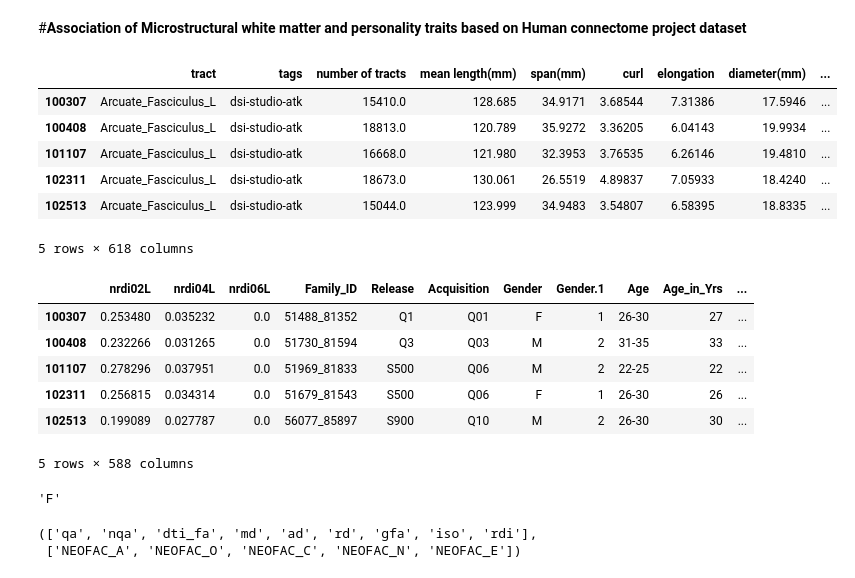
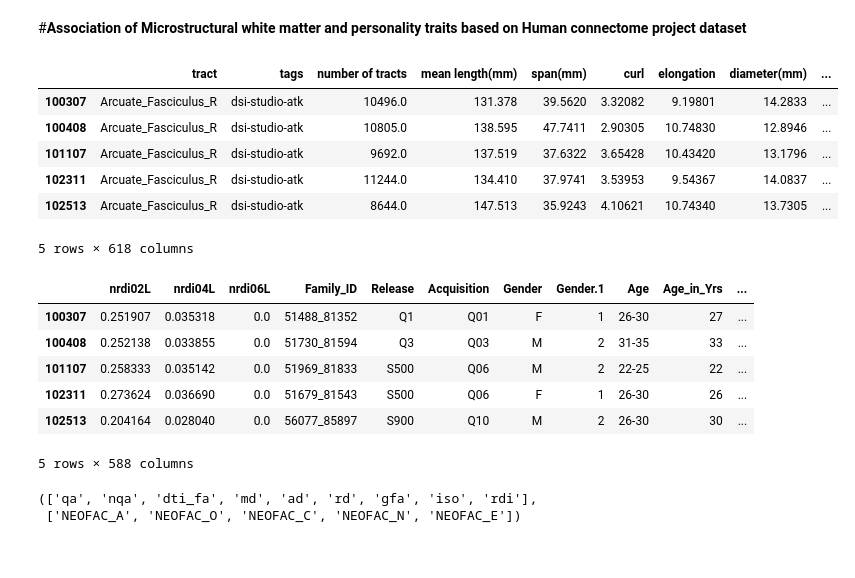
Before and after one commit to benedetta-mariani/BrainHack-Padova-2020, a Jupyter notebook: BrainHack_Padova.ipynb, the cells around one changed output. Drawn from its saved outputs; the diff is of its cells as text; code cells hidden in the pictures.

```diff
--- a/BrainHack_Padova.ipynb
+++ b/BrainHack_Padova.ipynb
@@ -17,33 +19,29 @@ os.listdir();
 # %% [markdown]
 #**Association of Microstructural white matter and personality traits based on Human connectome project dataset**
 # %%
-csvfile = sorted(os.listdir())[0]
+csvfile = sorted(os.listdir())[1]
 example = pd.read_csv(csvfile, sep =  '\t', index_col = 0)
 col =example.columns
 example[col[:]].head()
+# first column (index of the pandas DataFrame): subjects ID
 # %% [output]
 |  | tract | tags | number of tracts | mean length(mm) | span(mm) | curl | elongation | diameter(mm) | ... |
-| 100307 | Arcuate_Fasciculus_L | dsi-studio-atk | 15410.0 | 128.685 | 34.9171 | 3.68544 | 7.31386 | 17.5946 | ... |
-| 100408 | Arcuate_Fasciculus_L | dsi-studio-atk | 18813.0 | 120.789 | 35.9272 | 3.36205 | 6.04143 | 19.9934 | ... |
-| 101107 | Arcuate_Fasciculus_L | dsi-studio-atk | 16668.0 | 121.980 | 32.3953 | 3.76535 | 6.26146 | 19.4810 | ... |
-| 102311 | Arcuate_Fasciculus_L | dsi-studio-atk | 18673.0 | 130.061 | 26.5519 | 4.89837 | 7.05933 | 18.4240 | ... |
-| 102513 | Arcuate_Fasciculus_L | dsi-studio-atk | 15044.0 | 123.999 | 34.9483 | 3.54807 | 6.58395 | 18.8335 | ... |
+| 100307 | Arcuate_Fasciculus_R | dsi-studio-atk | 10496.0 | 131.378 | 39.5620 | 3.32082 | 9.19801 | 14.2833 | ... |
+| 100408 | Arcuate_Fasciculus_R | dsi-studio-atk | 10805.0 | 138.595 | 47.7411 | 2.90305 | 10.74830 | 12.8946 | ... |
+| 101107 | Arcuate_Fasciculus_R | dsi-studio-atk | 9692.0 | 137.519 | 37.6322 | 3.65428 | 10.43420 | 13.1796 | ... |
+| 102311 | Arcuate_Fasciculus_R | dsi-studio-atk | 11244.0 | 134.410 | 37.9741 | 3.53953 | 9.54367 | 14.0837 | ... |
+| 102513 | Arcuate_Fasciculus_R | dsi-studio-atk | 8644.0 | 147.513 | 35.9243 | 4.10621 | 10.74340 | 13.7305 | ... |
 5 rows × 618 columns
 # %%
 example[col[30:]].head()
 # %% [output]
 |  | nrdi02L | nrdi04L | nrdi06L | Family_ID | Release | Acquisition | Gender | Gender.1 | Age | Age_in_Yrs | ... |
-| 100307 | 0.253480 | 0.035232 | 0.0 | 51488_81352 | Q1 | Q01 | F | 1 | 26-30 | 27 | ... |
-| 100408 | 0.232266 | 0.031265 | 0.0 | 51730_81594 | Q3 | Q03 | M | 2 | 31-35 | 33 | ... |
-| 101107 | 0.278296 | 0.037951 | 0.0 | 51969_81833 | S500 | Q06 | M | 2 | 22-25 | 22 | ... |
-| 102311 | 0.256815 | 0.034314 | 0.0 | 51679_81543 | S500 | Q06 | F | 1 | 26-30 | 26 | ... |
-| 102513 | 0.199089 | 0.027787 | 0.0 | 56077_85897 | S900 | Q10 | M | 2 | 26-30 | 30 | ... |
+| 100307 | 0.251907 | 0.035318 | 0.0 | 51488_81352 | Q1 | Q01 | F | 1 | 26-30 | 27 | ... |
+| 100408 | 0.252138 | 0.033855 | 0.0 | 51730_81594 | Q3 | Q03 | M | 2 | 31-35 | 33 | ... |
+| 101107 | 0.258333 | 0.035142 | 0.0 | 51969_81833 | S500 | Q06 | M | 2 | 22-25 | 22 | ... |
+| 102311 | 0.273624 | 0.036690 | 0.0 | 51679_81543 | S500 | Q06 | F | 1 | 26-30 | 26 | ... |
+| 102513 | 0.204164 | 0.028040 | 0.0 | 56077_85897 | S900 | Q10 | M | 2 | 26-30 | 30 | ... |
 5 rows × 588 columns
-# %%
-example[col[40:]].iloc[339]
-example["Gender"].iloc[339]
-# %% [output]
-'F'
 # %%
 diff_labels = example.columns[example.columns.tolist().index("qa"):example.columns.tolist().index("rdi") + 1].tolist()
 pers_labels = example.columns[example.columns.tolist().index("NEOFAC_A"):example.columns.tolist().index("NEOFAC_E") + 1].tolist()
```
Also changed, not shown: parts of 19 cells of this notebook.
